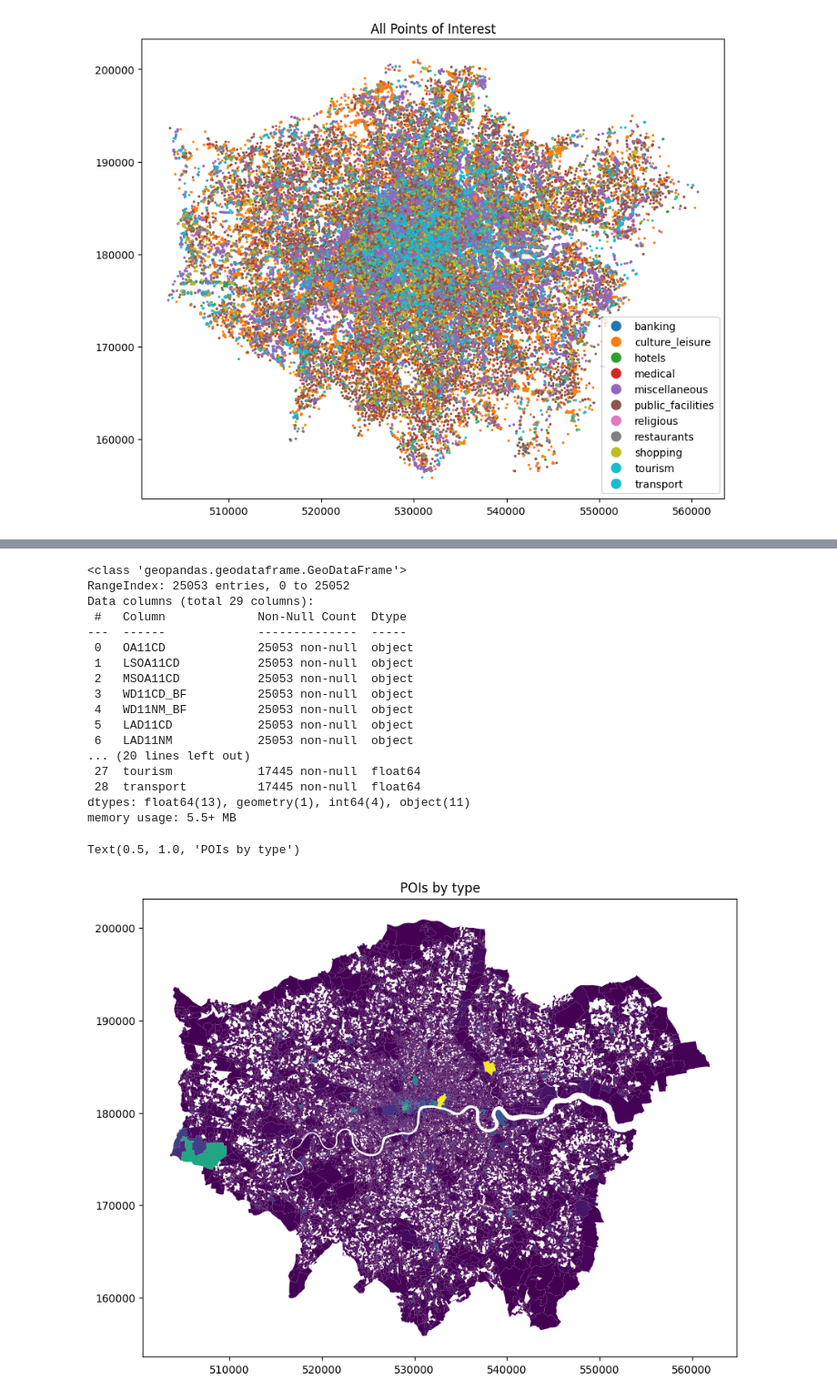
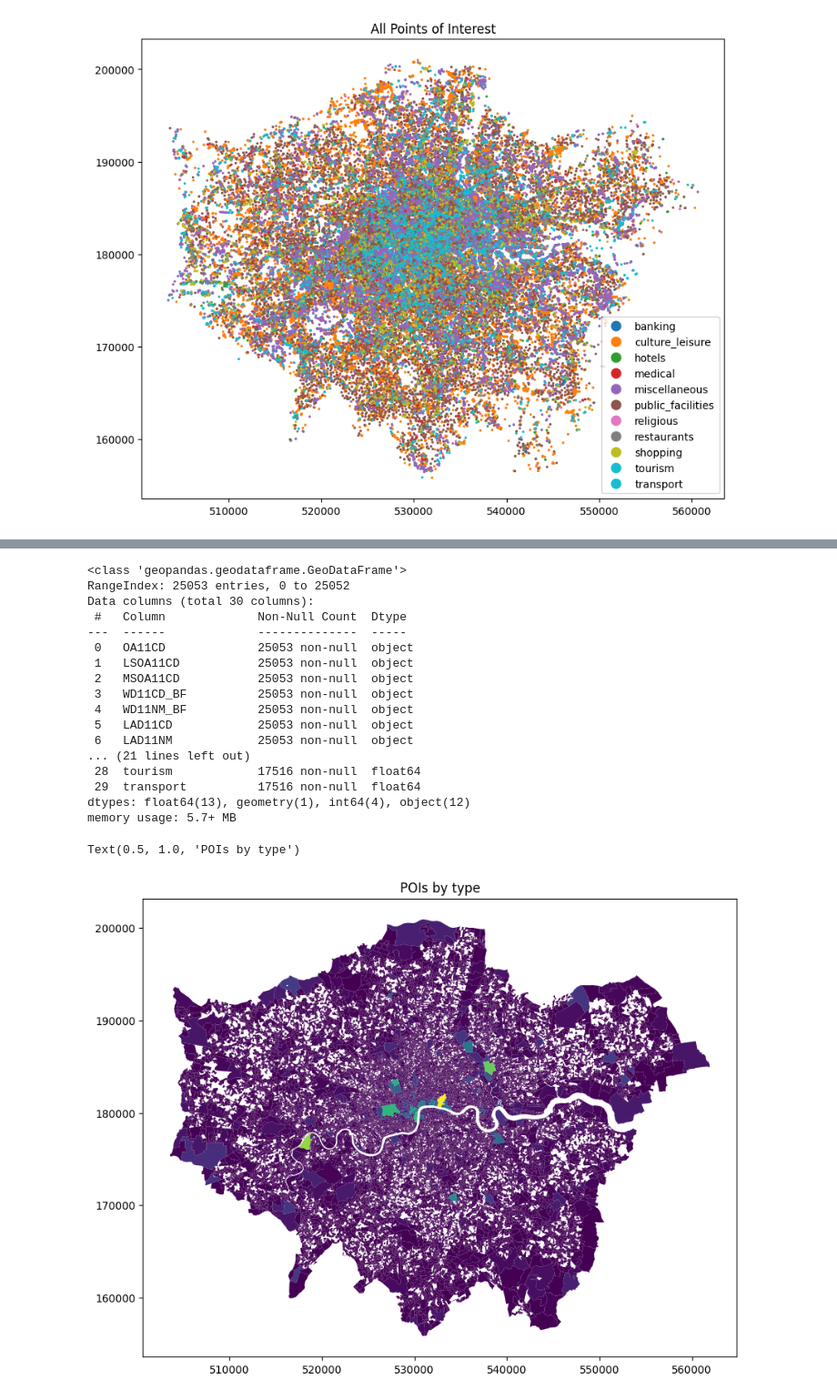
Before and after one commit to shaunhoang/casa-tfl, a Jupyter notebook: code/osm.ipynb, the cells around one changed output, grey strips where cells are left out. Shown at 91% size. Cells and saved outputs as stored; diff of their text form; code cells hidden in the pictures.

```diff
--- a/code/osm.ipynb
+++ b/code/osm.ipynb
@@ -132,20 +134,25 @@ Text(0.5, 1.0, 'All Points of Interest')
 [figure]
 # %%
 # Load OA shapefile
-
 oa = gpd.read_file(os.path.join('data','statistical-gis-boundaries-london','ESRI','OA_2011_London_gen_MHW.shp'))
 oa.to_crs(epsg=27700, inplace=True)
+
+# OA11 -> OA21 conversion
+oa_21 = gpd.read_file(os.path.join('data','oa11tooa21.geojson'))
+
+# add oa21
+oa['OA21CD'] = oa['OA11CD'].map(oa_21.set_index('OA11CD')['OA21CD'])
 # %%
 # Spatial join, summarise by count for each category
 poi_oa = gpd.sjoin(gdf_poi_all, oa, how='inner', predicate='intersects')
-poi_oa_summary = poi_oa.groupby(['OA11CD','category']).size().reset_index(name='count')
+poi_oa_summary = poi_oa.groupby(['OA21CD','category']).size().reset_index(name='count')
 
 #pivot then
-poi_oa_summary_pivot = poi_oa_summary.pivot(index='OA11CD', columns='category', values='count').fillna(0)
+poi_oa_summary_pivot = poi_oa_summary.pivot(index='OA21CD', columns='category', values='count').fillna(0)
 poi_oa_summary_pivot.head()
 
 # rejoin oa
-oa_poi = oa.merge(poi_oa_summary_pivot, on='OA11CD', how='left')
+oa_poi = oa.merge(poi_oa_summary_pivot, on='OA21CD', how='left')
 
 oa_poi.head()
 # %% [output]
@@ -161,7 +168,7 @@ oa_poi.info()
 # %% [output]
 <class 'geopandas.geodataframe.GeoDataFrame'>
 RangeIndex: 25053 entries, 0 to 25052
-Data columns (total 29 columns):
+Data columns (total 30 columns):
  #   Column             Non-Null Count  Dtype
 ---  ------             --------------  -----
  0   OA11CD             25053 non-null  object
@@ -171,16 +178,16 @@ Data columns (total 29 columns):
  4   WD11NM_BF          25053 non-null  object
  5   LAD11CD            25053 non-null  object
  6   LAD11NM            25053 non-null  object
-... (20 lines left out)
- 27  tourism            17445 non-null  float64
- 28  transport          17445 non-null  float64
-dtypes: float64(13), geometry(1), int64(4), object(11)
-memory usage: 5.5+ MB
+... (21 lines left out)
+ 28  tourism            17516 non-null  float64
+ 29  transport          17516 non-null  float64
+dtypes: float64(13), geometry(1), int64(4), object(12)
+memory usage: 5.7+ MB
 # %%
-oa_poi.plot(figsize=(10,10),column='culture').set_title('POIs by type')
+oa_poi.plot(figsize=(10,10),column='tourism').set_title('POIs by type')
 # %% [output]
 Text(0.5, 1.0, 'POIs by type')
-[figure, old version]
+[figure, new version]
 # %%
 #export to geojson
 oa_poi.to_file(os.path.join('data','oa_poi_types.geojson'), driver='GeoJSON')
```
Also changed, not shown: parts of 2 cells of this notebook, 3 other files.
